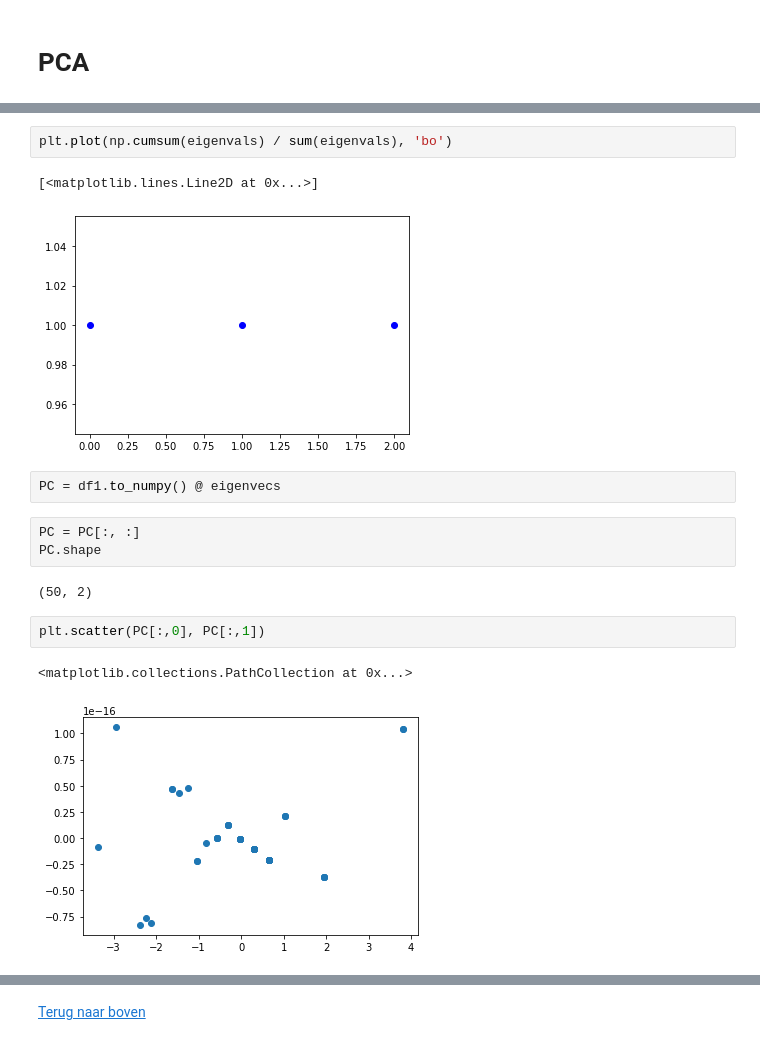
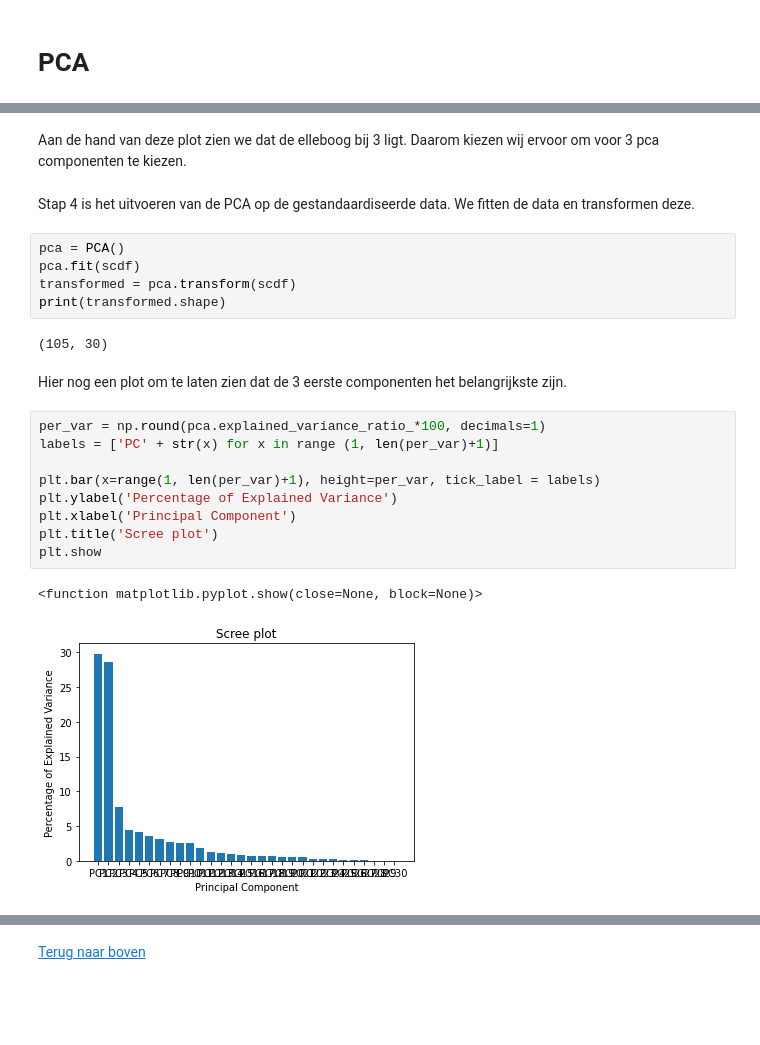
Before and after one commit to BJHeemskerk/MachineLearning, a Jupyter notebook: Muziek/Opdracht 3.ipynb, the cells around one changed output, grey strips where cells are left out. Drawn from its saved outputs; the diff is of its cells as text; blank space fills up the shorter version.

```diff
--- a/Muziek/Opdracht 3.ipynb
+++ b/Muziek/Opdracht 3.ipynb
@@ -1694,17 +1695,25 @@ plt.plot(eigenvals, 'bo')
-# %%
-plt.plot(np.cumsum(eigenvals) / sum(eigenvals), 'bo')
-# %% [output]
-[<matplotlib.lines.Line2D at 0x...>]
-[figure, removed]
-# %%
-PC = df1.to_numpy() @ eigenvecs
-# %%
-PC = PC[:, :]
-PC.shape
-# %% [output]
-(50, 2)
-# %%
-plt.scatter(PC[:,0], PC[:,1])
-# %% [output]
-<matplotlib.collections.PathCollection at 0x...>
-[figure, removed]
+# %% [markdown]
+Aan de hand van deze plot zien we dat de elleboog bij 3 ligt. Daarom kiezen wij ervoor om voor 3 pca componenten te kiezen.
+# %% [markdown]
+Stap 4 is het uitvoeren van de PCA op de gestandaardiseerde data. We fitten de data en transformen deze.
+# %%
+pca = PCA()
+pca.fit(scdf)
+transformed = pca.transform(scdf)
+print(transformed.shape)
+# %% [output]
+(105, 30)
+# %% [markdown]
+Hier nog een plot om te laten zien dat de 3 eerste componenten het belangrijkste zijn.
+# %%
+per_var = np.round(pca.explained_variance_ratio_*100, decimals=1)
+labels = ['PC' + str(x) for x in range (1, len(per_var)+1)]
+
+plt.bar(x=range(1, len(per_var)+1), height=per_var, tick_label = labels)
+plt.ylabel('Percentage of Explained Variance')
+plt.xlabel('Principal Component')
+plt.title('Scree plot')
+plt.show
+# %% [output]
+<function matplotlib.pyplot.show(close=None, block=None)>
+[figure, added]
```
Also changed, not shown: parts of 49 cells of this notebook.
